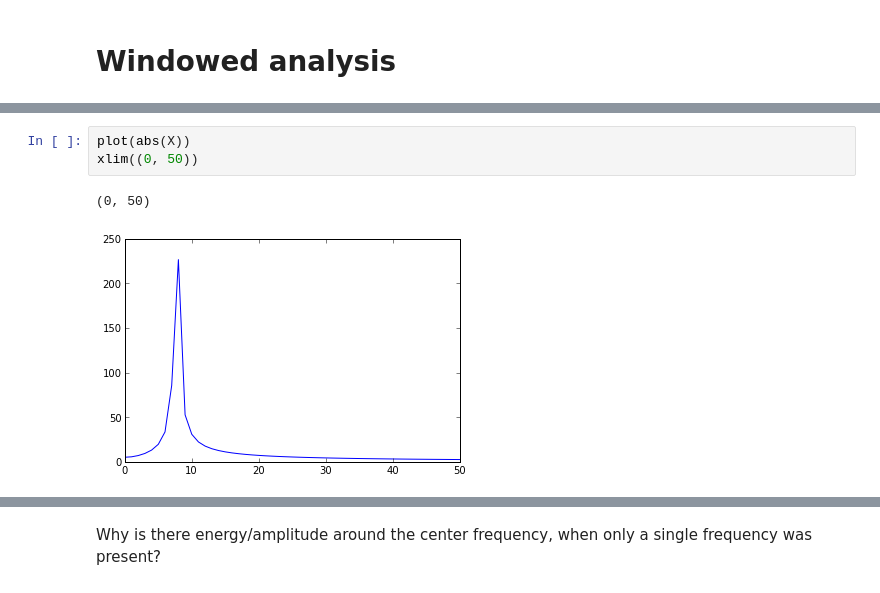
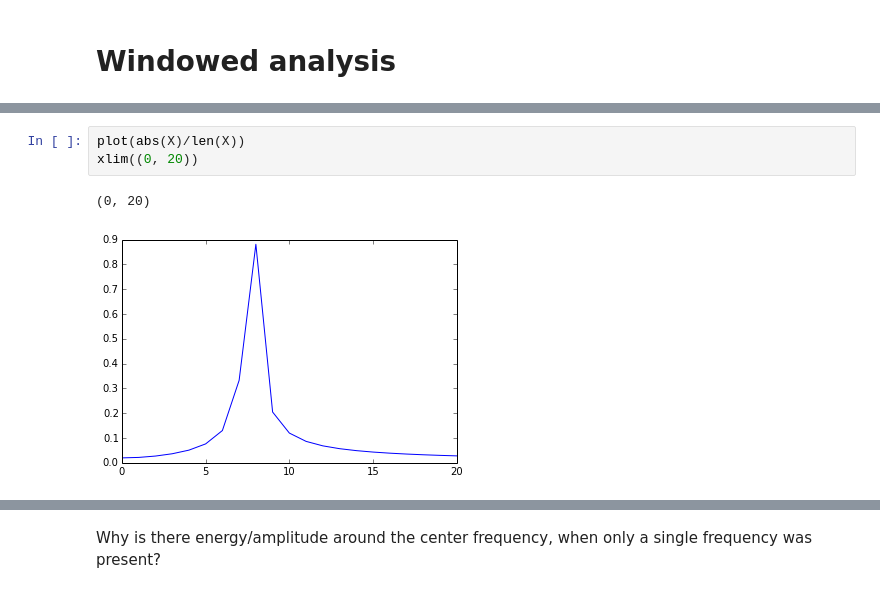
Before and after one commit to mantaraya36/201A-ipython, a Jupyter notebook: Fourier Analysis.ipynb, the cells around one changed output, grey strips where cells are left out. Drawn from its saved outputs; the diff is of its cells as text.

```diff
--- a/Fourier Analysis.ipynb
+++ b/Fourier Analysis.ipynb
@@ -430,6 +387,6 @@ plot(abs(X))
 # %%
-plot(abs(X))
-xlim((0, 50))
+plot(abs(X)/len(X))
+xlim((0, 20))
 # %% [output]
-(0, 50)
+(0, 20)
-[figure, old version]
+[figure, new version]
```
Also changed, not shown: parts of 47 cells of this notebook, 2 other files.
